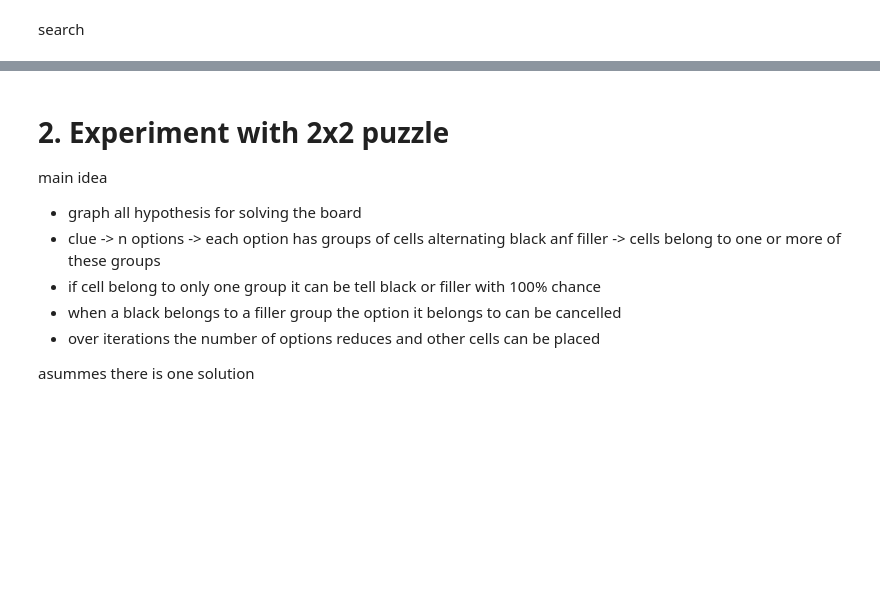
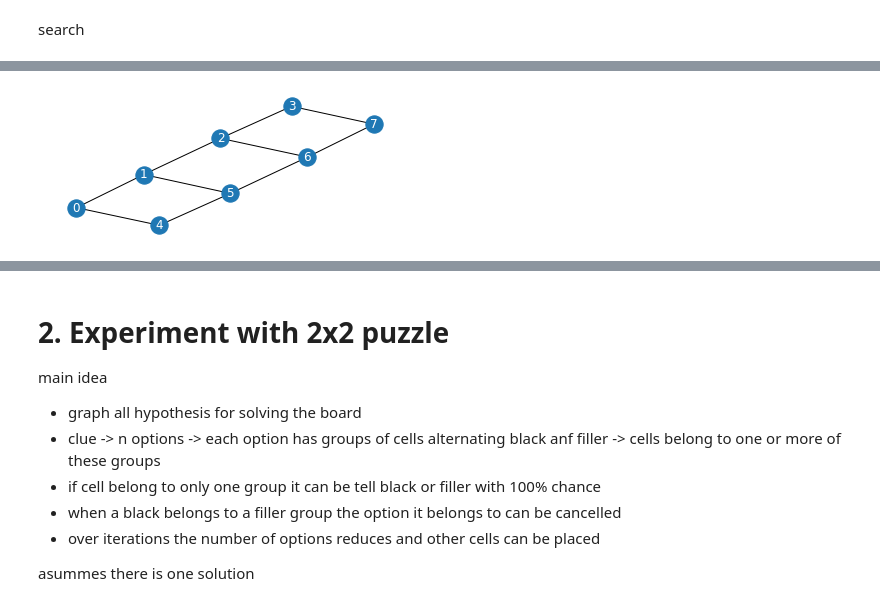
Before and after one commit to cfalguiere/python_experiments, a Jupyter notebook: nono/05e-POC-Scoping-Graph-WIP.ipynb, the cells around one changed output, grey strips where cells are left out. Cells and saved outputs as stored; diff of their text form; code cells hidden in the pictures; blank space fills up the shorter version.

```diff
--- a/nono/05e-POC-Scoping-Graph-WIP.ipynb
+++ b/nono/05e-POC-Scoping-Graph-WIP.ipynb
@@ -94,0 +254,4 @@ list(SG.nodes(data=True))
+# %%
+nx.draw(nx.ladder_graph(4), with_labels=True, font_color='white')
+# %% [output]
+[figure, added]
```
Also changed, not shown: parts of 107 cells of this notebook, 1 other file.
